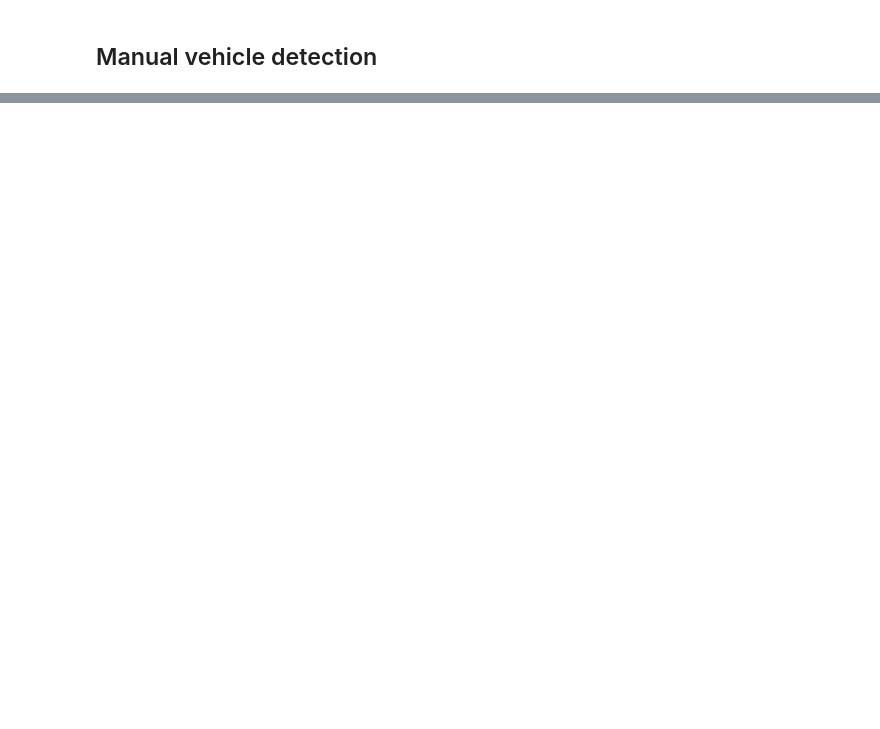
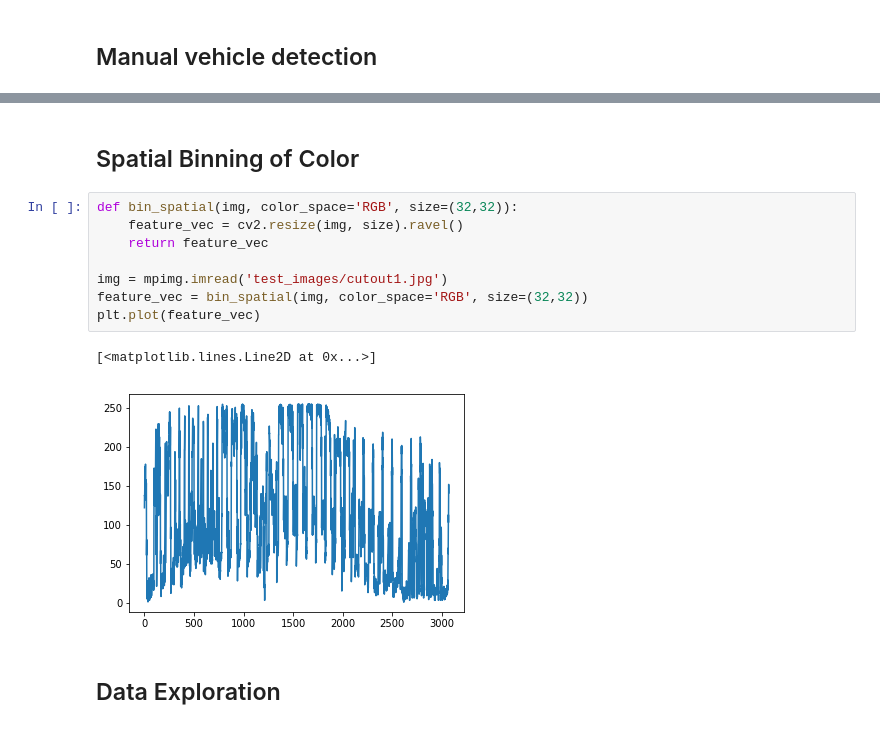
Before and after one commit to liferlisiqi/Vehicle-detection, a Jupyter notebook: Vehicle-Detection.ipynb, the cells around one changed output, grey strips where cells are left out. Saved outputs shown, nothing was run; the diff lists cells and outputs as text; blank space fills up the shorter version.

```diff
--- a/Vehicle-Detection.ipynb
+++ b/Vehicle-Detection.ipynb
@@ -26,0 +102,15 @@ axs[1].imshow(draw_img), axs[1].set_title('after', fontsize=30)
+# %% [markdown]
+## Spatial Binning of Color
+# %%
+def bin_spatial(img, color_space='RGB', size=(32,32)):
+    feature_vec = cv2.resize(img, size).ravel()
+    return feature_vec
+
+img = mpimg.imread('test_images/cutout1.jpg')
+feature_vec = bin_spatial(img, color_space='RGB', size=(32,32))
+plt.plot(feature_vec)
+# %% [output]
+[<matplotlib.lines.Line2D at 0x...>]
+[figure, added]
+# %% [markdown]
+## Data Exploration
```
Also changed, not shown: parts of 9 cells of this notebook, 9 other files.
